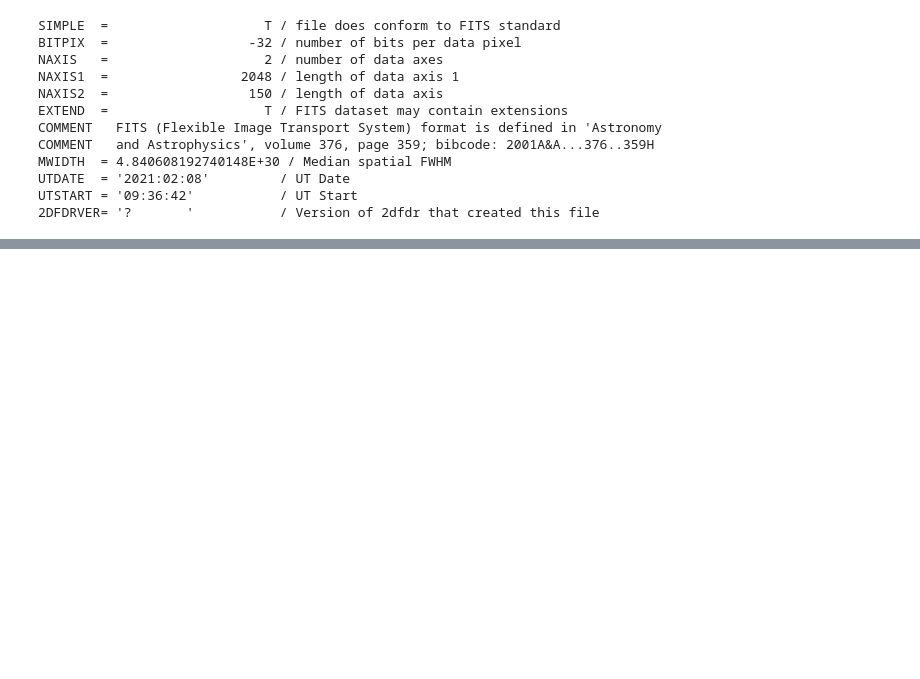
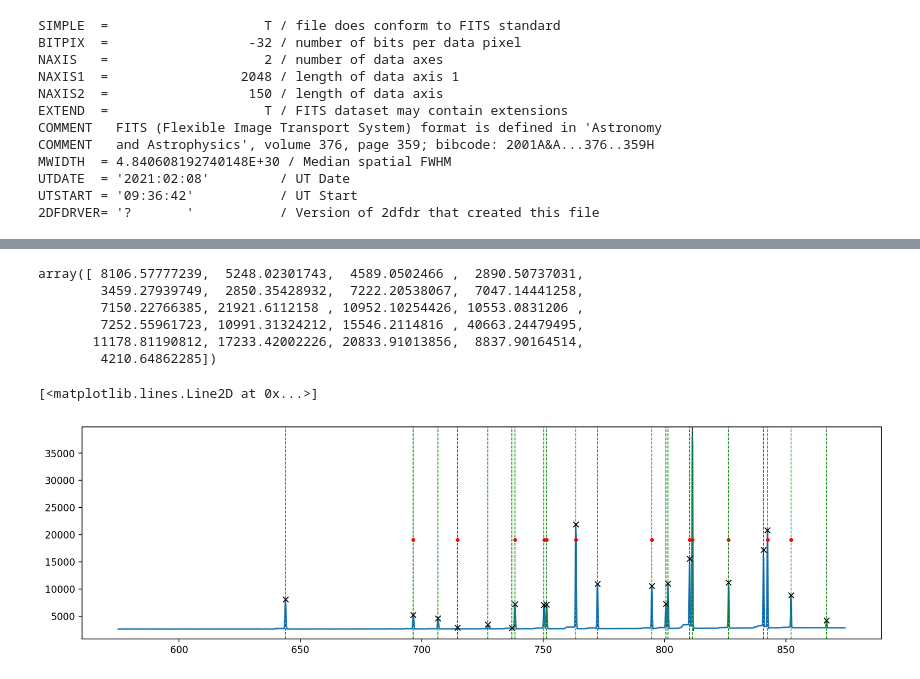
Before and after one commit to hbahk/kspecdr, a Jupyter notebook: make_mock_frame.ipynb, the cells around one changed output, grey strips where cells are left out. Drawn from its saved outputs; the diff is of its cells as text; code cells hidden in the pictures; blank space fills up the shorter version.

```diff
--- a/make_mock_frame.ipynb
+++ b/make_mock_frame.ipynb
@@ -455,0 +527,20 @@ UTSTART = '09:36:42'           / UT Start
+# %%
+ii = 30
+ww = hdu_arcred[4].data[ii]
+ff = hdu_arcred[0].data[ii]
+
+from scipy.interpolate import interp1d
+from scipy.signal import find_peaks
+from rascal import util
+
+peaks, _ = find_peaks(ff, prominence=100)
+print(peaks)
+peaks_refined = util.refine_peaks(ff, peaks, window_width=5)
+print(peaks_refined)
+
+fi2w = interp1d(np.arange(len(ww)), ww)
+ww_peaks = fi2w(peaks_refined)
+print(ww_peaks)
+nanmask = np.isfinite(ff)
+fw2f = interp1d(ww[nanmask], ff[nanmask], kind='cubic')
+ff_peaks = fw2f(ww_peaks)
@@ -455,0 +560,27 @@ UTSTART = '09:36:42'           / UT Start
+# %%
+ff_peaks
+# %% [output]
+array([ 8106.57777239,  5248.02301743,  4589.0502466 ,  2890.50737031,
+        3459.27939749,  2850.35428932,  7222.20538067,  7047.14441258,
+        7150.22766385, 21921.6112158 , 10952.10254426, 10553.0831206 ,
+        7252.55961723, 10991.31324212, 15546.2114816 , 40663.24479495,
+       11178.81190812, 17233.42002226, 20833.91013856,  8837.90164514,
+        4210.64862285])
+# %%
+fig = plt.figure(figsize=(15, 4))
+ax = fig.add_subplot(111)
+ax.plot(ww, ff)
+xlim, ylim = ax.get_xlim(), ax.get_ylim()
+ax.plot(atlas_hgcd['wavelength']/10, atlas_hgcd['intensity']*0.5*np.nanmax(hdu_arcred[0].data[30]), '.r')
+ax.set_ylim(ylim)
+ax.set_xlim(xlim)
+for wp in ww_peaks:
+    ax.axvline(wp, c='g', ls='--', lw=0.8)
+ax.plot(ww_peaks, ff_peaks, 'xk')
+ww_fine = np.linspace(ww[0], ww[nanmask][-1], 30000)
+ff_fine = fw2f(ww_fine)
+ax.plot(ww_fine, ff_fine, 'k', lw=0.8, zorder=-1)
+# ax.plot(atlas_hgcd['wavelength']/10, atlas_hgcd['intensity'], c='r')
+# %% [output]
+[<matplotlib.lines.Line2D at 0x...>]
+[figure, added]
```
Also changed, not shown: parts of 19 cells of this notebook.
